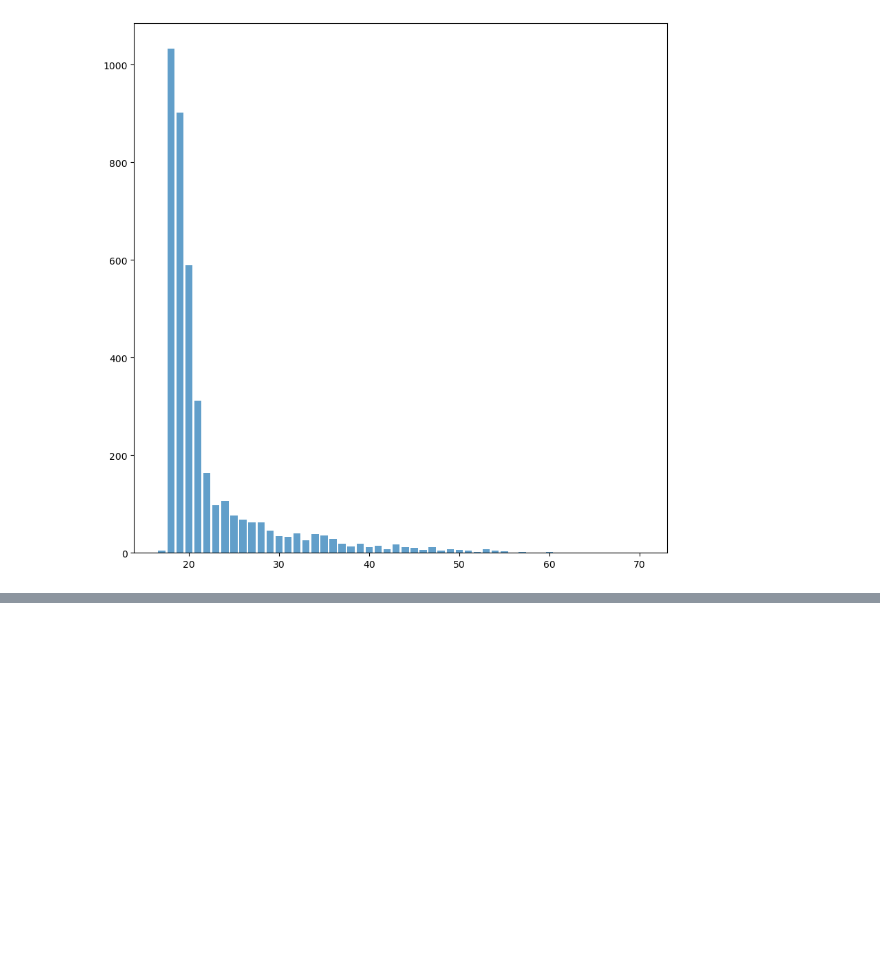
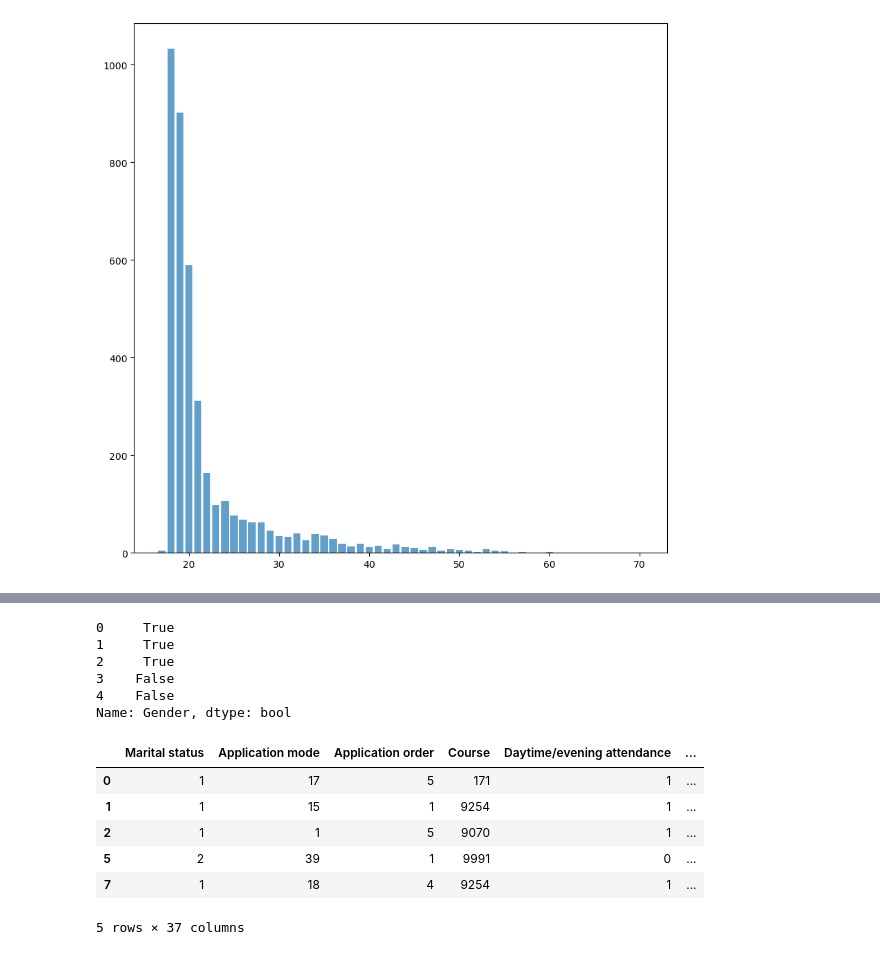
Before and after one commit to miloszczapla/studetns-graduation, a Jupyter notebook: student_grad.ipynb, the cells around one changed output, grey strips where cells are left out. Saved outputs shown, nothing was run; the diff lists cells and outputs as text; code cells hidden in the pictures; blank space fills up the shorter version.

```diff
--- a/student_grad.ipynb
+++ b/student_grad.ipynb
@@ -153,0 +161,19 @@ plt.hist(df_graduation_Students['Age at enrollment'], bins=20, color='blue', alp
+# %%
+(df_graduation_Students['Gender']== 1).head()
+# %% [output]
+0     True
+1     True
+2     True
+3    False
+4    False
+Name: Gender, dtype: bool
+# %%
+df_graduation_Students.loc[df_graduation_Students['Gender'] == 1].head()
+# %% [output]
+|  | Marital status | Application mode | Application order | Course | Daytime/evening attendance | ... |
+| 0 | 1 | 17 | 5 | 171 | 1 | ... |
+| 1 | 1 | 15 | 1 | 9254 | 1 | ... |
+| 2 | 1 | 1 | 5 | 9070 | 1 | ... |
+| 5 | 2 | 39 | 1 | 9991 | 0 | ... |
+| 7 | 1 | 18 | 4 | 9254 | 1 | ... |
+5 rows × 37 columns
```
Also changed, not shown: parts of 4 cells of this notebook.
